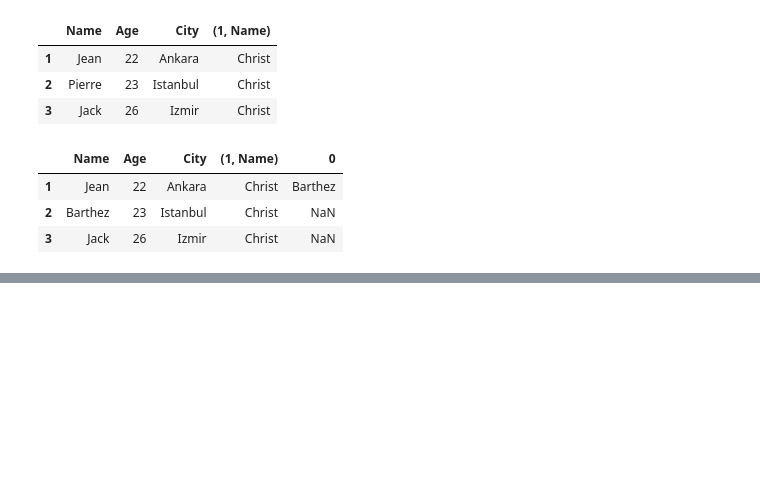
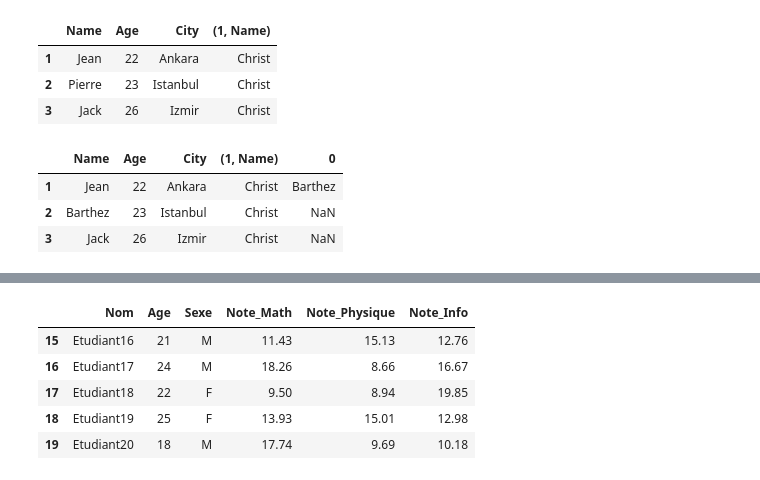
Before and after one commit to Barthez2023/PythonCode, a Jupyter notebook: python-basics/test.ipynb, the cells around one changed output, grey strips where cells are left out. Saved outputs shown, nothing was run; the diff lists cells and outputs as text; code cells hidden in the pictures; blank space fills up the shorter version.

```diff
--- a/python-basics/test.ipynb
+++ b/python-basics/test.ipynb
@@ -2839,0 +2858,10 @@ df
+# %%
+## fecth the last 5 rows
+df.tail(5)
+# %% [output]
+|  | Nom | Age | Sexe | Note_Math | Note_Physique | Note_Info |
+| 15 | Etudiant16 | 21 | M | 11.43 | 15.13 | 12.76 |
+| 16 | Etudiant17 | 24 | M | 18.26 | 8.66 | 16.67 |
+| 17 | Etudiant18 | 22 | F | 9.50 | 8.94 | 19.85 |
+| 18 | Etudiant19 | 25 | F | 13.93 | 15.01 | 12.98 |
+| 19 | Etudiant20 | 18 | M | 17.74 | 9.69 | 10.18 |
```
Also changed, not shown: parts of 27 cells of this notebook, 2 other files.
